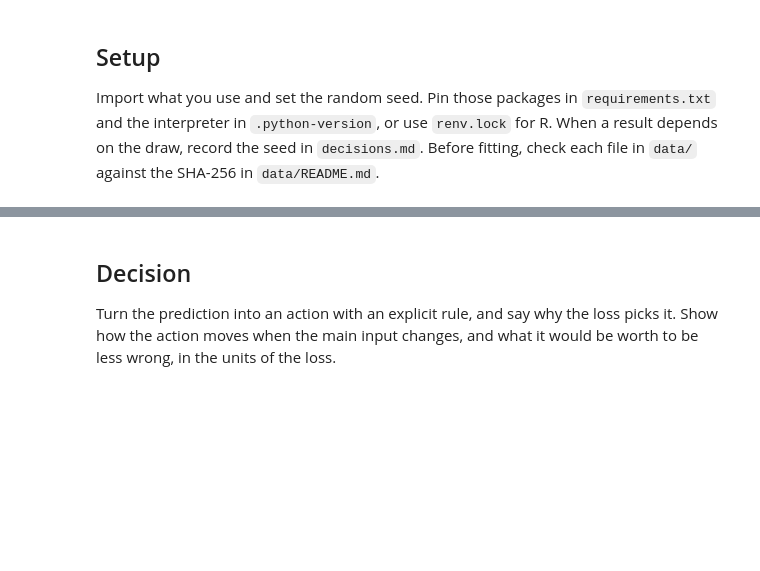
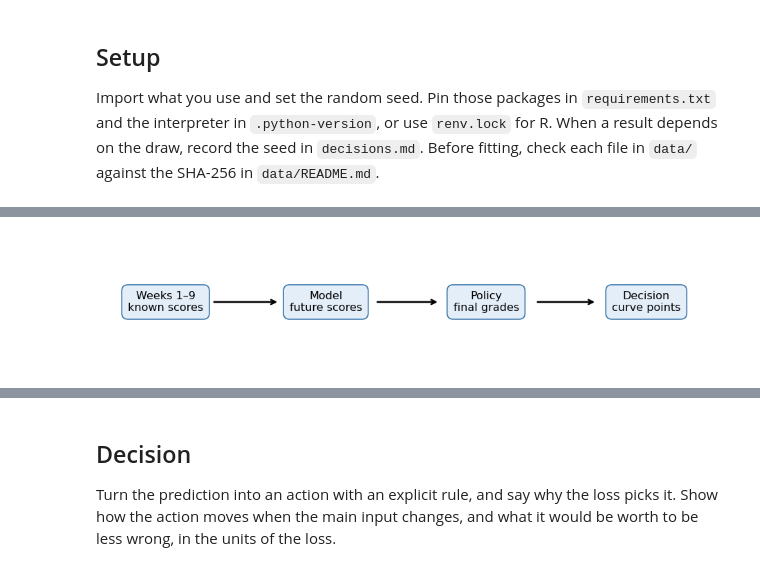
Before and after one commit to ssrini24/aii600-shriya-shourouk-nikki, a Jupyter notebook: analysis.ipynb, the cells around one changed output, grey strips where cells are left out. Cells and saved outputs as stored; diff of their text form; code cells hidden in the pictures; blank space fills up the shorter version.

```diff
--- a/analysis.ipynb
+++ b/analysis.ipynb
@@ -40,3 +52,18 @@ One sentence, then the quantity with units and a time window. Save the layer dia
+# %%
+fig, ax = plt.subplots(figsize=(10, 2))
+ax.set_xlim(0, 10)
+ax.set_ylim(0, 2)
+ax.axis("off")
+for x, label in [(1.0, "Weeks 1–9\nknown scores"), (3.6, "Model\nfuture scores"),
+                 (6.2, "Policy\nfinal grades"), (8.8, "Decision\ncurve points")]:
+    ax.text(x, 1, label, ha="center", va="center", fontsize=10,
+            bbox=dict(boxstyle="round,pad=0.55", facecolor="#e4eef9", edgecolor="#3973a8"))
+for a, b in [(1.75, 2.85), (4.4, 5.45), (7, 8)]:
+    ax.annotate("", xy=(b, 1), xytext=(a, 1), arrowprops=dict(arrowstyle="->", lw=1.6))
+fig.savefig("fig/layers.png", dpi=160, bbox_inches="tight")
+plt.show()
+# %% [output]
+[figure, added]
 # %% [markdown]
 ## Data
 
```
Also changed, not shown: parts of 19 cells of this notebook, 11 other files.
